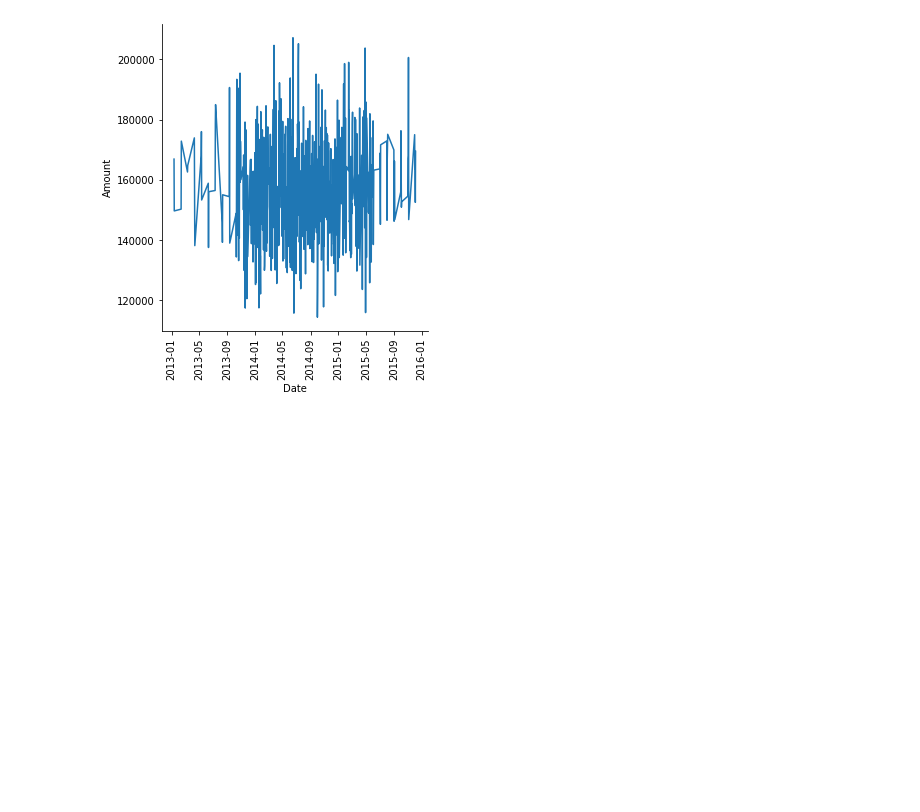
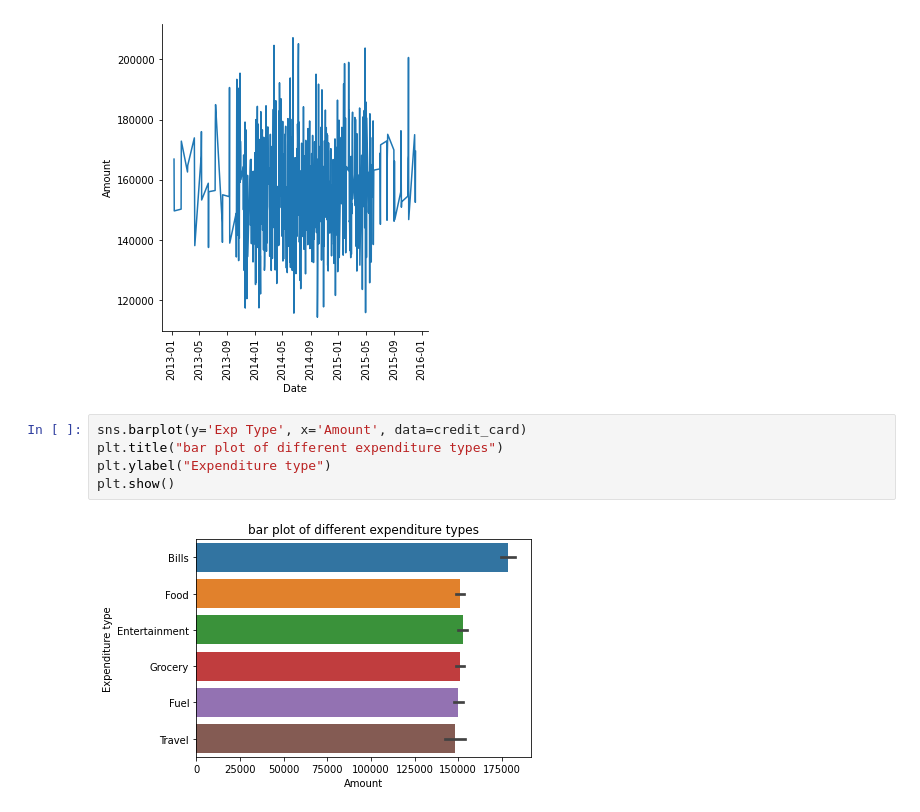
Before and after one commit to kinged0043/PracticeRepo, a Jupyter notebook: coffee_data/coffee_dataset.ipynb, the cells around one changed output. Saved outputs shown, nothing was run; the diff lists cells and outputs as text; blank space fills up the shorter version.

Commit message:
added plot of expenditures

```diff
--- a/coffee_data/coffee_dataset.ipynb
+++ b/coffee_data/coffee_dataset.ipynb
@@ -124,3 +127,10 @@ plt.xticks(rotation=90)
 plt.show()
 # %% [output]
 [figure]
+# %%
+sns.barplot(y='Exp Type', x='Amount', data=credit_card)
+plt.title("bar plot of different expenditure types")
+plt.ylabel("Expenditure type")
+plt.show()
+# %% [output]
+[figure, added]
```
Also changed, not shown: parts of 2 cells of this notebook.
